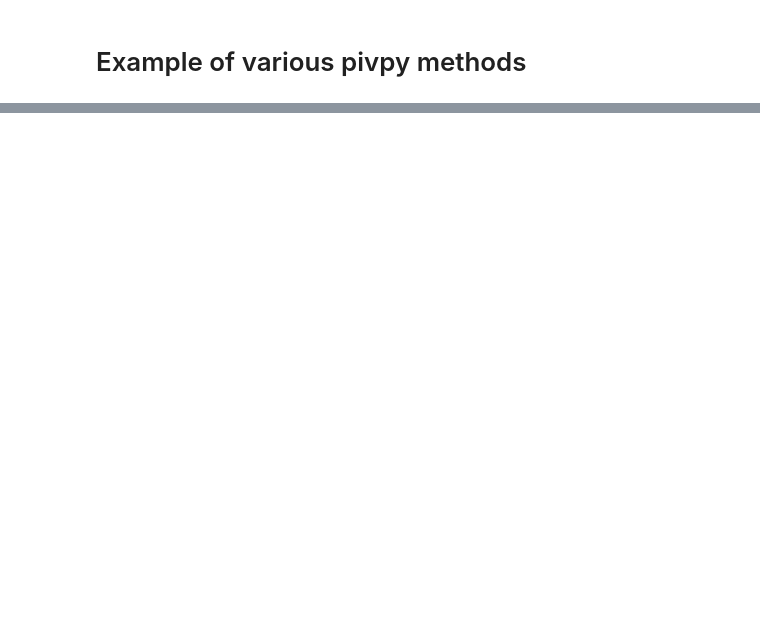
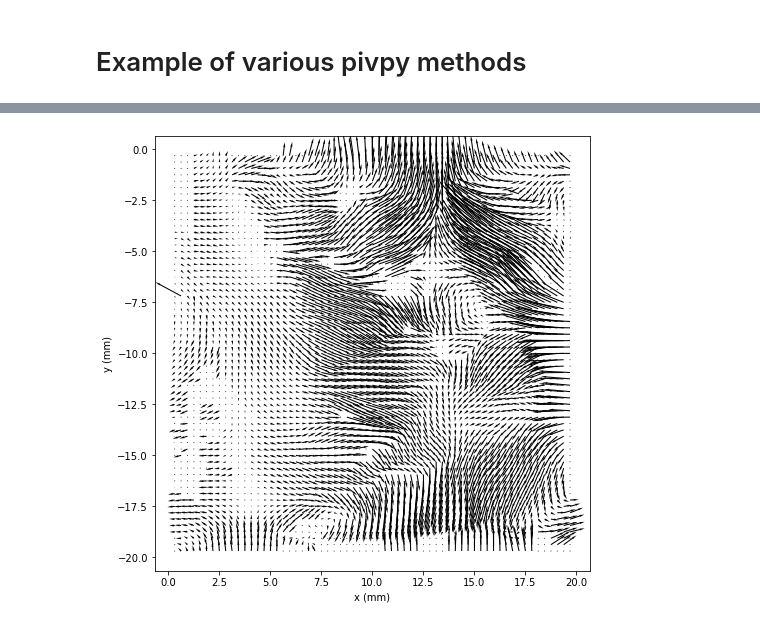
Before and after one commit to alexlib/pivpy, a Jupyter notebook: examples/notebooks/example_methods.ipynb, the cells around one changed output, grey strips where cells are left out. Saved outputs shown, nothing was run; the diff lists cells and outputs as text; code cells hidden in the pictures; blank space fills up the shorter version.

```diff
--- a/examples/notebooks/example_methods.ipynb
+++ b/examples/notebooks/example_methods.ipynb
@@ -8,7 +12,7 @@ import os
 # %%
 f1 = 'Run000001.T000.D000.P000.H001.L.vec'
 f2 = 'Run000002.T000.D000.P000.H001.L.vec'
-path = '../../tests/data/'
+path = pkg.resource_filename('pivpy','data')
 
 a = io.load_vec(os.path.join(path,f1))
 b = io.load_vec(os.path.join(path,f2))
@@ -21,0 +19,8 @@ Warning: function for a single frame, using first frame, supply data.isel(t=N)
+# %%
+# select where t = 1 (explicit time)
+fig, ax = graphics.quiver(a.sel(t=1),arrScale=10)
+
+#increase figure size
+fig.set_size_inches(11,8)
+# %% [output]
+[figure, added]
```
Also changed, not shown: parts of 15 cells of this notebook, 25 other files.
